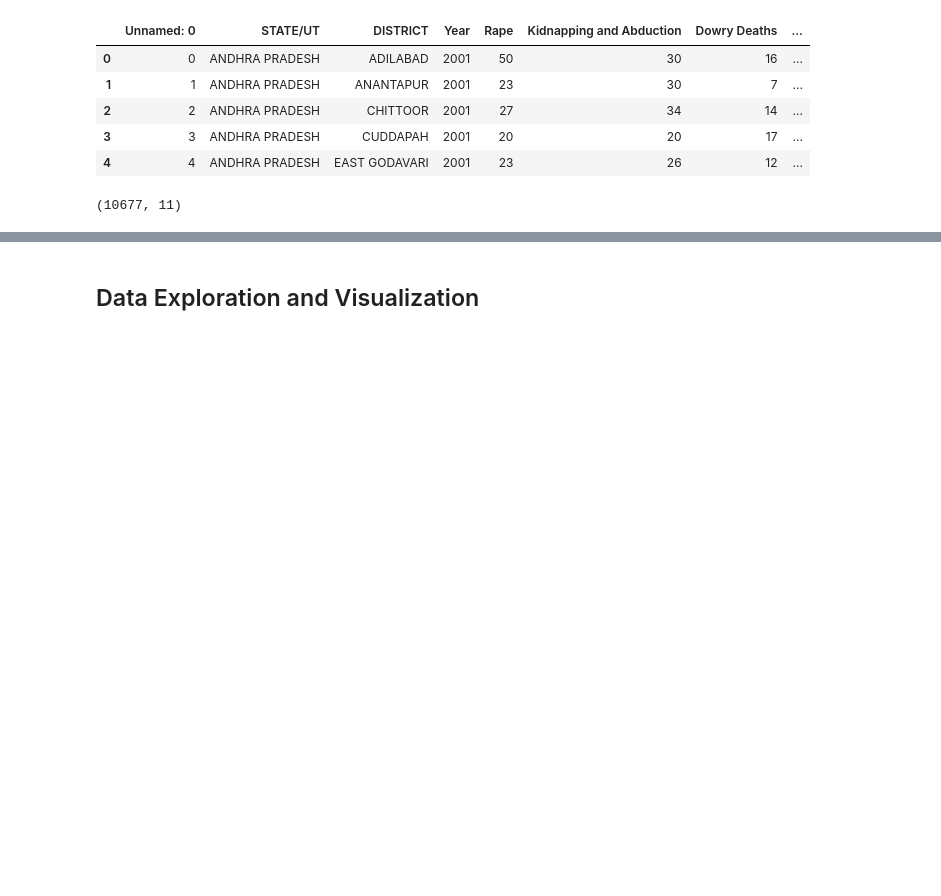
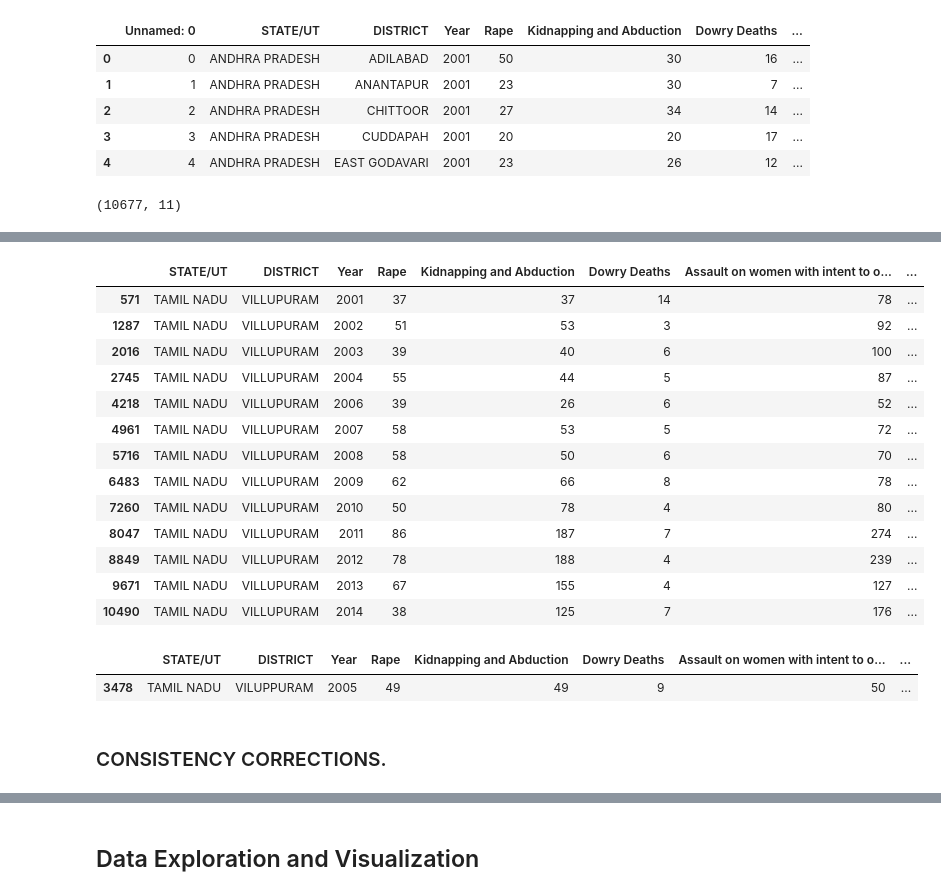
Before and after one commit to apacheteam/Crime-Against-Women-PP22-C623-APACHE-TEAM, a Jupyter notebook: data exploration.ipynb, the cells around one changed output, grey strips where cells are left out. Drawn from its saved outputs; the diff is of its cells as text; code cells hidden in the pictures; blank space fills up the shorter version.

```diff
--- a/data exploration.ipynb
+++ b/data exploration.ipynb
@@ -37,0 +351,26 @@ dtype: int64
+# %%
+# i used this cell to confirm some of the observations above for example, error 51
+dataset[dataset.DISTRICT== 'VILLUPURAM']
+# %% [output]
+|  | STATE/UT | DISTRICT | Year | Rape | Kidnapping and Abduction | Dowry Deaths | Assault on women with intent to o... | ... |
+| 571 | TAMIL NADU | VILLUPURAM | 2001 | 37 | 37 | 14 | 78 | ... |
+| 1287 | TAMIL NADU | VILLUPURAM | 2002 | 51 | 53 | 3 | 92 | ... |
+| 2016 | TAMIL NADU | VILLUPURAM | 2003 | 39 | 40 | 6 | 100 | ... |
+| 2745 | TAMIL NADU | VILLUPURAM | 2004 | 55 | 44 | 5 | 87 | ... |
+| 4218 | TAMIL NADU | VILLUPURAM | 2006 | 39 | 26 | 6 | 52 | ... |
+| 4961 | TAMIL NADU | VILLUPURAM | 2007 | 58 | 53 | 5 | 72 | ... |
+| 5716 | TAMIL NADU | VILLUPURAM | 2008 | 58 | 50 | 6 | 70 | ... |
+| 6483 | TAMIL NADU | VILLUPURAM | 2009 | 62 | 66 | 8 | 78 | ... |
+| 7260 | TAMIL NADU | VILLUPURAM | 2010 | 50 | 78 | 4 | 80 | ... |
+| 8047 | TAMIL NADU | VILLUPURAM | 2011 | 86 | 187 | 7 | 274 | ... |
+| 8849 | TAMIL NADU | VILLUPURAM | 2012 | 78 | 188 | 4 | 239 | ... |
+| 9671 | TAMIL NADU | VILLUPURAM | 2013 | 67 | 155 | 4 | 127 | ... |
+| 10490 | TAMIL NADU | VILLUPURAM | 2014 | 38 | 125 | 7 | 176 | ... |
+# %%
+dataset[dataset.DISTRICT== 'VILUPPURAM']
+# notice that above doesn't have year 2005 since for that year the district was mis-spelt.
+# %% [output]
+|  | STATE/UT | DISTRICT | Year | Rape | Kidnapping and Abduction | Dowry Deaths | Assault on women with intent to o... | ... |
+| 3478 | TAMIL NADU | VILUPPURAM | 2005 | 49 | 49 | 9 | 50 | ... |
+# %% [markdown]
+### CONSISTENCY CORRECTIONS.
```
Also changed, not shown: parts of 41 cells of this notebook, 1 other file.
